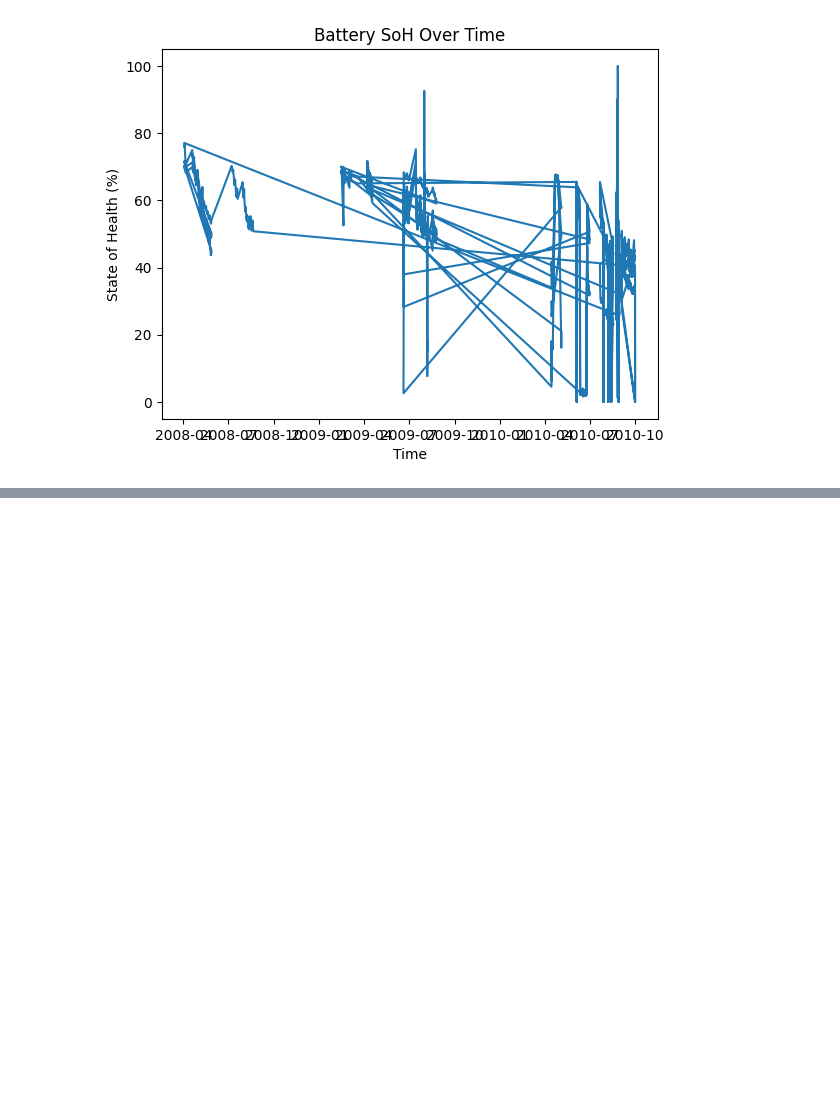
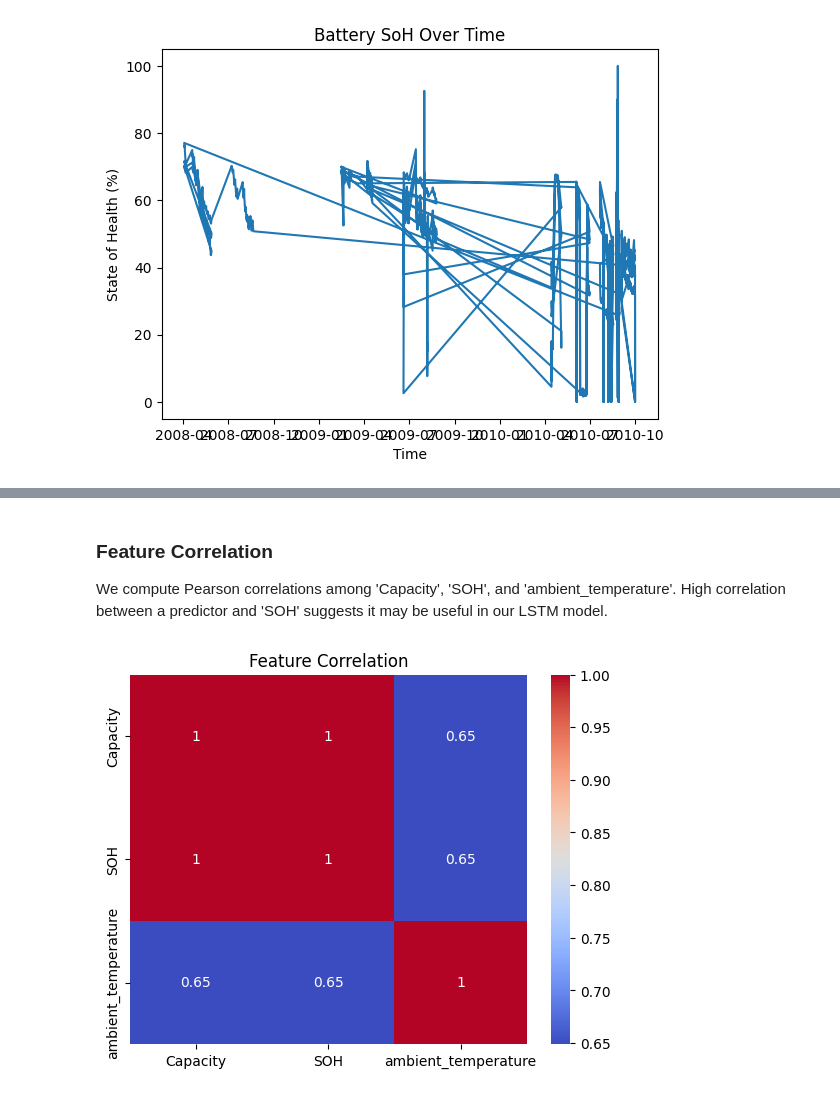
Before and after one commit to mbarrientos1129/ev_battery_health_forecast, a Jupyter notebook: notebooks/01_exploration.ipynb, the cells around one changed output, grey strips where cells are left out. Cells and saved outputs as stored; diff of their text form; code cells hidden in the pictures; blank space fills up the shorter version.

```diff
--- a/notebooks/01_exploration.ipynb
+++ b/notebooks/01_exploration.ipynb
@@ -28,0 +101,13 @@ plt.show()
+# %% [markdown]
+### Feature Correlation
+
+We compute Pearson correlations among 'Capacity', 'SOH', and 'ambient_temperature'. High correlation between a predictor and 'SOH' suggests it may be useful in our LSTM model.
+# %%
+#Correlation Heatmap
+
+corr = df[['Capacity', 'SOH', 'ambient_temperature']].corr()
+sns.heatmap(corr, annot=True, cmap='coolwarm')
+plt.title('Feature Correlation')
+plt.show()
+# %% [output]
+[figure, added]
```
Also changed, not shown: parts of 12 cells of this notebook, 1 other file.
